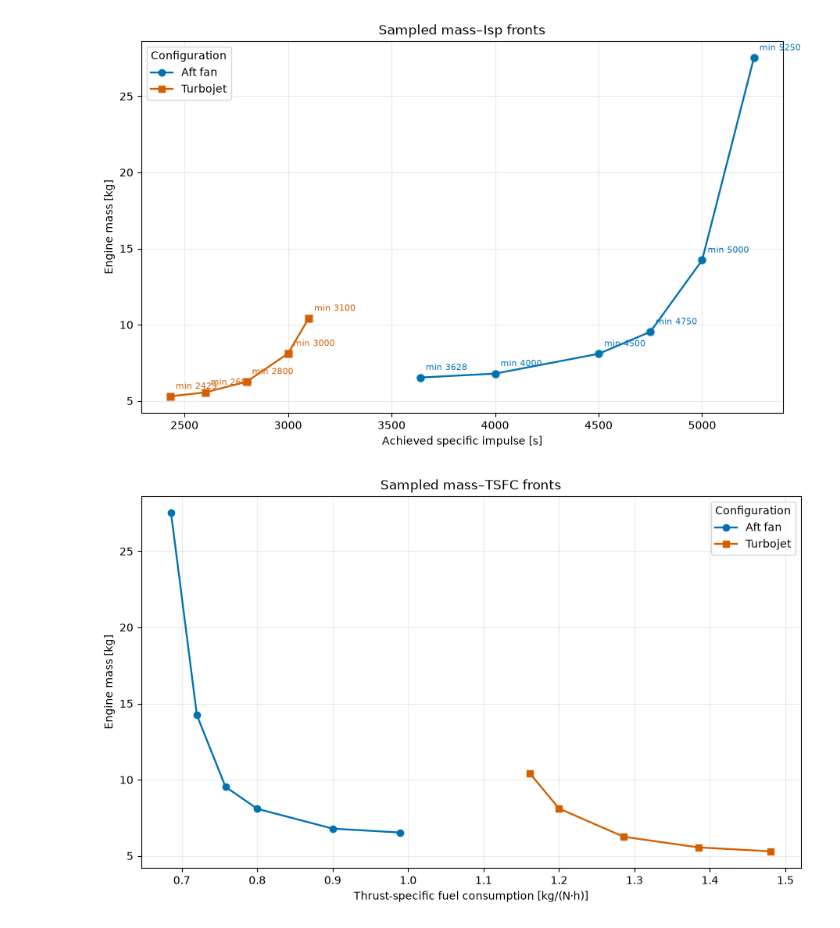
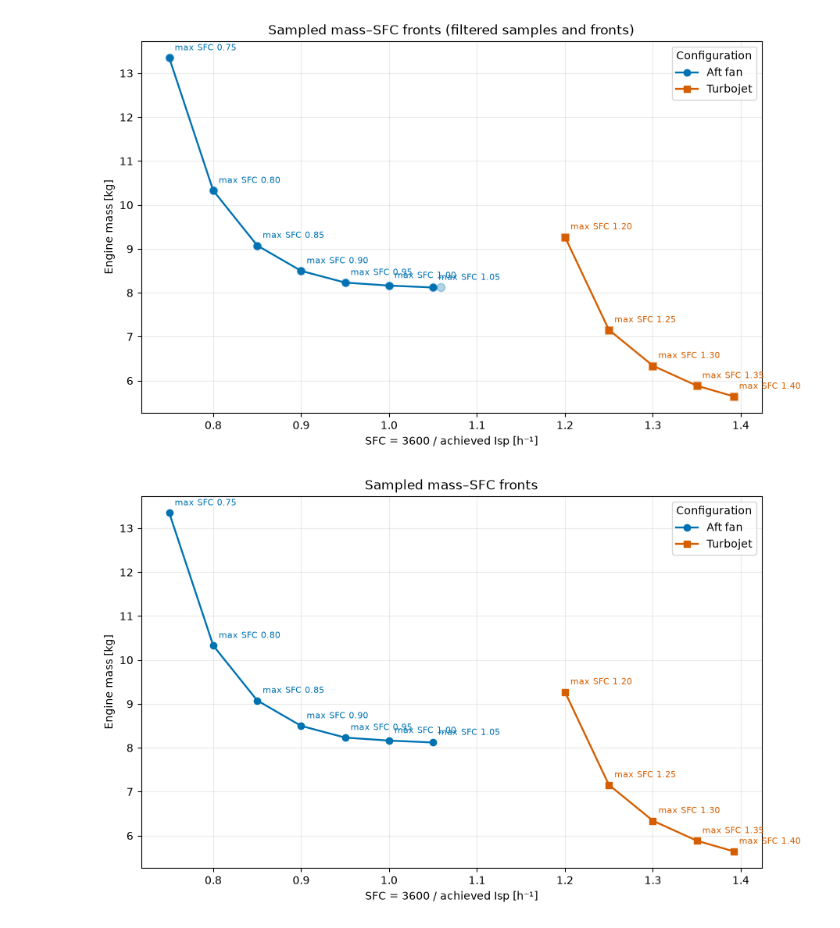
Before and after one commit to operapoints/engine-opt, a Jupyter notebook: plot_fronts_updated.ipynb, the cells around one changed output. Saved outputs shown, nothing was run; the diff lists cells and outputs as text; code cells hidden in the pictures.

```diff
--- a/plot_fronts_updated.ipynb
+++ b/plot_fronts_updated.ipynb
@@ -18,10 +21,21 @@ import matplotlib.pyplot as plt
 
 OUTPUT_PREFIX = Path("build/engine")
 ANNOTATE_THRESHOLDS = True
-EXPECTED = {
-    "aftfan": [3628, 4000, 4500, 4750, 5000, 5250],
-    "turbojet": [2429, 2600, 2800, 3000, 3100],
-}
+SFC_THRESHOLDS = [hundredths / 100.0 for hundredths in range(70, 141, 5)]
+ISP_THRESHOLDS = [3600.0 / sfc for sfc in SFC_THRESHOLDS]
+EXPECTED = {config: ISP_THRESHOLDS.copy() for config in ("aftfan", "turbojet")}
+
+ISP_NEIGHBOR_TOLERANCE_S = 10.0
+SFC_AXIS_LABEL = "SFC = 3600 / achieved Isp [h⁻¹]"
+
+
+def achieved_sfc(row):
+    return 3600.0 / row["isp_s"]
+
+
+def same_threshold(a, b):
+    # Min-Isp floors are now noninteger reciprocals; tolerate CSV rounding only.
+    return math.isclose(a, b, rel_tol=0.0, abs_tol=1e-4)
 # %%
 csv_path = Path(str(OUTPUT_PREFIX) + "_sweep.csv")
 if not csv_path.is_file():
@@ -121,44 +208,43 @@ turbojet nondominated samples:
 # %%
 fig, ax = plt.subplots(figsize=(9, 5.5), constrained_layout=True)
 styles = {"aftfan": ("Aft fan", "#0072B2", "o"), "turbojet": ("Turbojet", "#D55E00", "s")}
 for config, (label, color, marker) in styles.items():
     samples = [row for row in rows if row["config"] == config]
     if samples:
-        ax.scatter([r["isp_s"] for r in samples], [r["mass_kg"] for r in samples],
+        ax.scatter([achieved_sfc(r) for r in samples], [r["mass_kg"] for r in samples],
                    color=color, marker=marker, alpha=0.3, s=55)
-    front = fronts[config]
+    front = sorted(fronts[config], key=achieved_sfc)
     if front:
-        ax.plot([r["isp_s"] for r in front], [r["mass_kg"] for r in front],
+        ax.plot([achieved_sfc(r) for r in front], [r["mass_kg"] for r in front],
                 color=color, marker=marker, linewidth=1.7, label=label)
         if ANNOTATE_THRESHOLDS:
             for row in front:
-                ax.annotate(f"min {row['min_isp_s']:.0f}", (row["isp_s"], row["mass_kg"]),
+                ax.annotate(f"max SFC {3600.0 / row['min_isp_s']:.2f}", (achieved_sfc(row), row["mass_kg"]),
                             xytext=(5, 7), textcoords="offset points", fontsize=8, color=color)
 if not any(fronts.values()):
     ax.text(0.5, 0.5, "No feasible samples exported", transform=ax.transAxes, ha="center")
 else:
     ax.legend(title="Configuration")
-ax.set(xlabel="Achieved specific impulse [s]", ylabel="Engine mass [kg]",
-       title="Sampled mass–Isp fronts")
+ax.set(xlabel=SFC_AXIS_LABEL, ylabel="Engine mass [kg]",
+       title="Sampled mass–SFC fronts (filtered samples and fronts)")
 ax.grid(alpha=0.25)
 for suffix in ("png", "pdf"):
     fig.savefig(Path(str(OUTPUT_PREFIX) + f"_fronts.{suffix}"), dpi=180)
 plt.show()
 # %% [output]
-[figure, old version]
+[figure, new version]
 # %%
-# TSFC [kg/(N·h)] = 3600 / (g * Isp [s])
-G = 9.8066
+# SFC follows the requested 3600/Isp convention [h^-1]; no g factor.
 
 fig_sfc, ax_sfc = plt.subplots(figsize=(9, 5.5), constrained_layout=True)
 
 for config, (label, color, marker) in styles.items():
-    front = sorted(fronts[config], key=lambda r: 3600 / ( r["isp_s"]))
+    front = sorted(fronts[config], key=achieved_sfc)
     if not front:
         continue
 
     ax_sfc.plot(
-        [3600 / ( r["isp_s"]) for r in front],
+        [achieved_sfc(r) for r in front],
         [r["mass_kg"] for r in front],
         color=color, marker=marker, linewidth=1.7, label=label,
     )
@@ -166,20 +252,22 @@ for config, (label, color, marker) in styles.items():
     if ANNOTATE_THRESHOLDS:
         for row in front:
             ax_sfc.annotate(
-                f"min Isp {row['min_isp_s']:.0f}",
-                (3600 / (G * row["isp_s"]), row["mass_kg"]),
+                f"max SFC {3600.0 / row['min_isp_s']:.2f}",
+                (achieved_sfc(row), row["mass_kg"]),
                 xytext=(5, 7), textcoords="offset points",
                 fontsize=8, color=color,
             )
 
 ax_sfc.set(
-    xlabel="Thrust-specific fuel consumption [kg/(N·h)]",
+    xlabel=SFC_AXIS_LABEL,
     ylabel="Engine mass [kg]",
-    title="Sampled mass–TSFC fronts",
+    title="Sampled mass–SFC fronts",
 )
 ax_sfc.grid(alpha=0.25)
 if ax_sfc.lines:
     ax_sfc.legend(title="Configuration")
+else:
+    ax_sfc.text(0.5, 0.5, "No feasible samples exported", transform=ax_sfc.transAxes, ha="center")
 
 for suffix in ("png", "pdf"):
     fig_sfc.savefig(
@@ -188,5 +276,5 @@ for suffix in ("png", "pdf"):
 
 plt.show()
 # %% [output]
-[figure, old version]
+[figure, new version]
 # %% [markdown]
```
Also changed, not shown: parts of 5 cells of this notebook, 2 other files.
